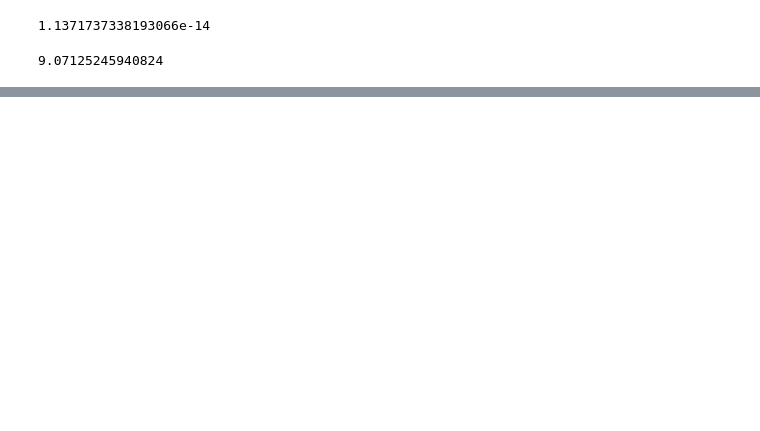
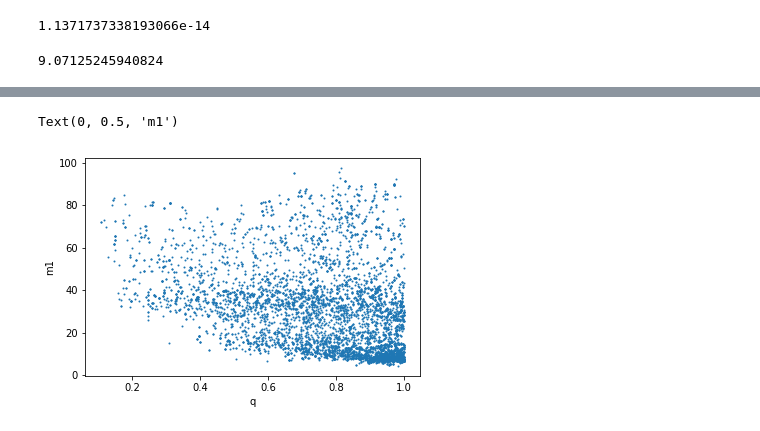
Before and after one commit to andrea0292/Event-Rate-GW, a Jupyter notebook: Check_Stas_Laura.ipynb, the cells around one changed output, grey strips where cells are left out. Saved outputs shown, nothing was run; the diff lists cells and outputs as text; code cells hidden in the pictures; blank space fills up the shorter version.

```diff
--- a/Check_Stas_Laura.ipynb
+++ b/Check_Stas_Laura.ipynb
@@ -407,0 +589,7 @@ print(med)#, up-med, low-med)
+# %%
+plt.scatter(samplesAndrea[:,0], samplesAndrea[:,1], s=1)
+plt.xlabel('q')
+plt.ylabel('m1')
+# %% [output]
+Text(0, 0.5, 'm1')
+[figure, added]
```
Also changed, not shown: parts of 25 cells of this notebook.
